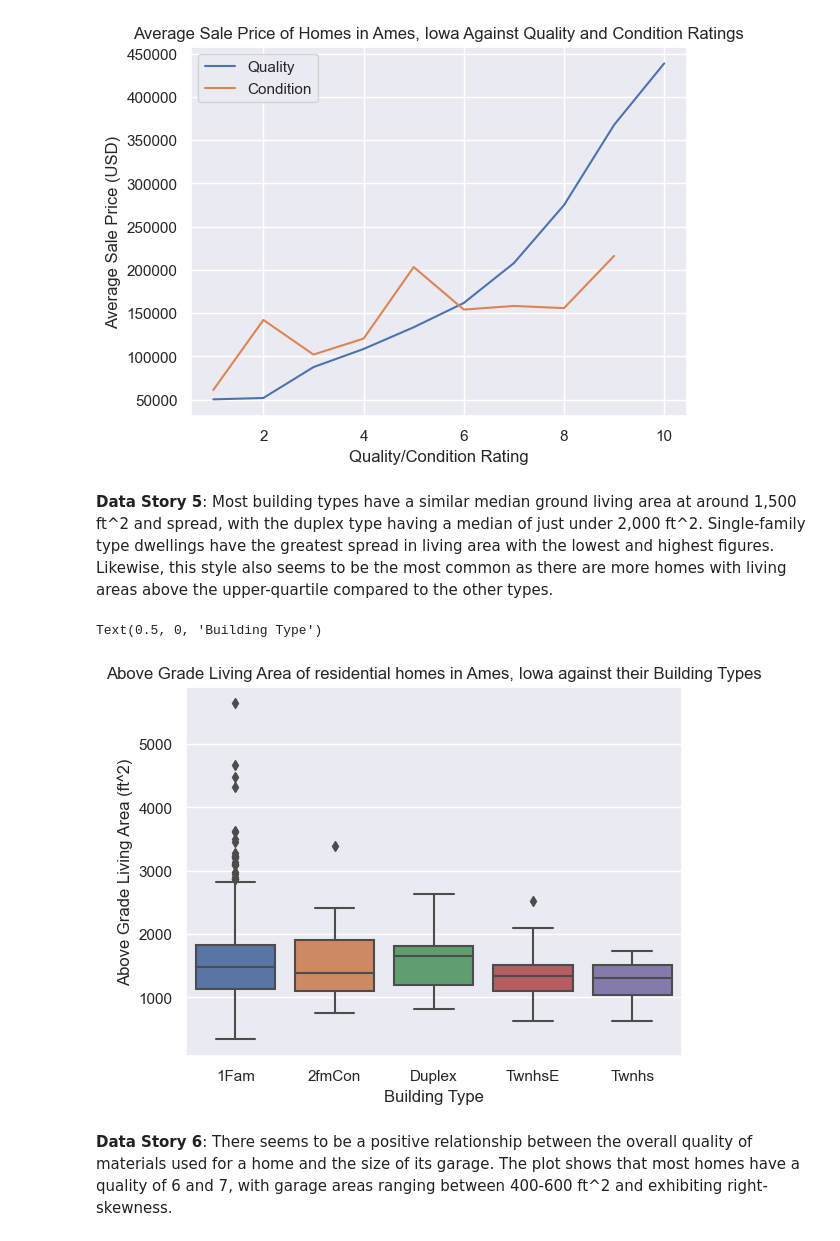
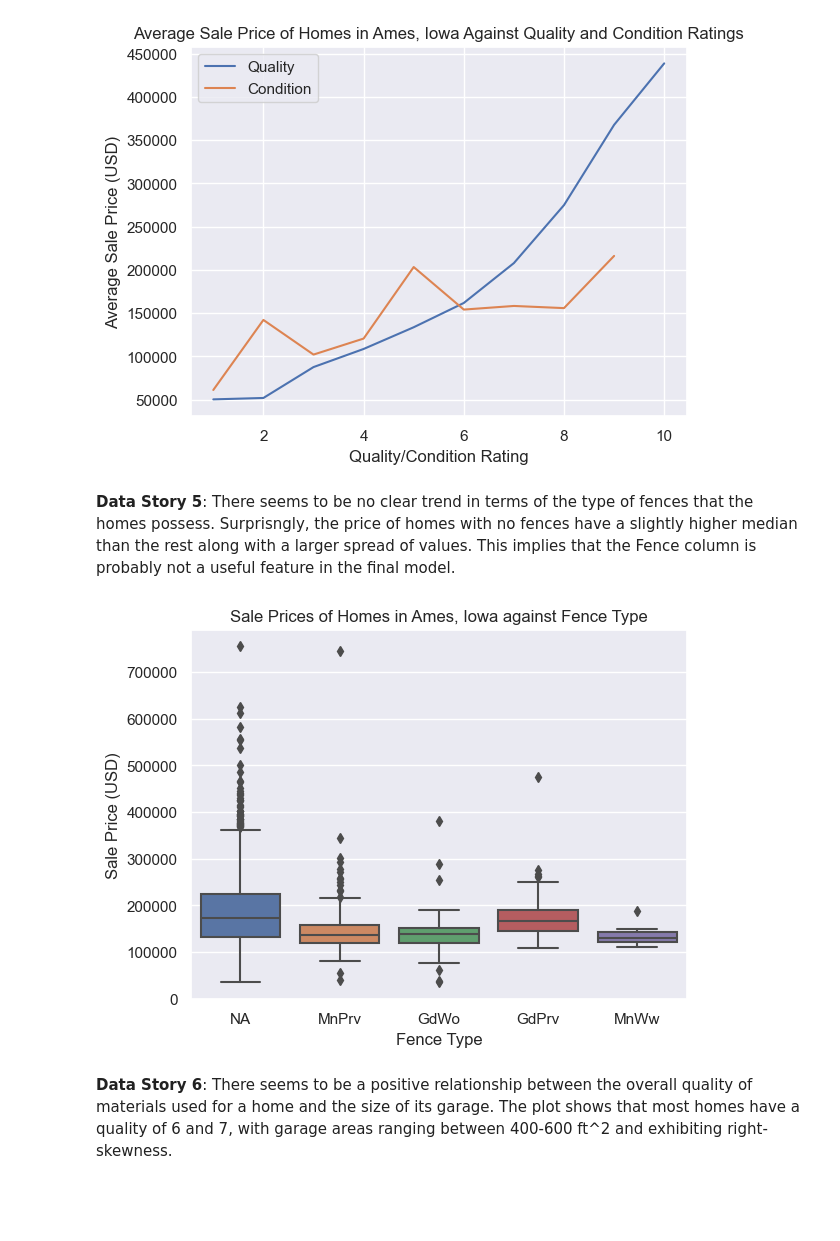
Before and after one commit to rraj786/Predicting-House-Prices, a Jupyter notebook: Price Predictor.ipynb, the cells around one changed output. Saved outputs shown, nothing was run; the diff lists cells and outputs as text; code cells hidden in the pictures; blank space fills up the shorter version.

```diff
--- a/Price Predictor.ipynb
+++ b/Price Predictor.ipynb
@@ -234,16 +231,20 @@ plt.xlabel("Quality/Condition Rating")
 # %% [output]
 Text(0.5, 0, 'Quality/Condition Rating')
 [figure]
-# %% [markdown]
-**Data Story 5**: Most building types have a similar median ground living area at around 1,500 ft^2 and spread, with the duplex type having a median of just under 2,000 ft^2. Single-family type dwellings have the greatest spread in living area with the lowest and highest figures. Likewise, this style also seems to be the most common as there are more homes with living areas above the upper-quartile compared to the other types.
-# %%
-ax = sns.boxplot(x = "BldgType", y = "GrLivArea", data = train)
-ax.set_title("Above Grade Living Area of residential homes in Ames, Iowa against their Building Types")
-ax.set_ylabel("Above Grade Living Area (ft^2)")
-ax.set_xlabel("Building Type")
-# %% [output]
-Text(0.5, 0, 'Building Type')
-[figure, removed]
+# %% [markdown]
+**Data Story 5**: There seems to be no clear trend in terms of the type of fences that the homes possess. Surprisngly, the price of homes with no fences have a slightly higher median than the rest along with a larger spread of values. This implies that the Fence column is probably not a useful feature in the final model.
+# %%
+# Include NA values in box plot, so create dummy column and remove it after plot
+train['Fence (NA)'] = train['Fence'].fillna('NA')
+
+ax = sns.boxplot(x = "Fence (NA)", y = "SalePrice", data = train)
+ax.set_title("Sale Prices of Homes in Ames, Iowa against Fence Type")
+ax.set_ylabel("Sale Price (USD)")
+ax.set_xlabel("Fence Type")
+
+train.drop(['Fence (NA)'], axis = 1, inplace = True)
+# %% [output]
+[figure, added]
 # %% [markdown]
 **Data Story 6**: There seems to be a positive relationship between the overall quality of materials used for a home and the size of its garage. The plot shows that most homes have a quality of 6 and 7, with garage areas ranging between 400-600 ft^2 and exhibiting right-skewness.
 # %%
```
Also changed, not shown: parts of 32 cells of this notebook.
